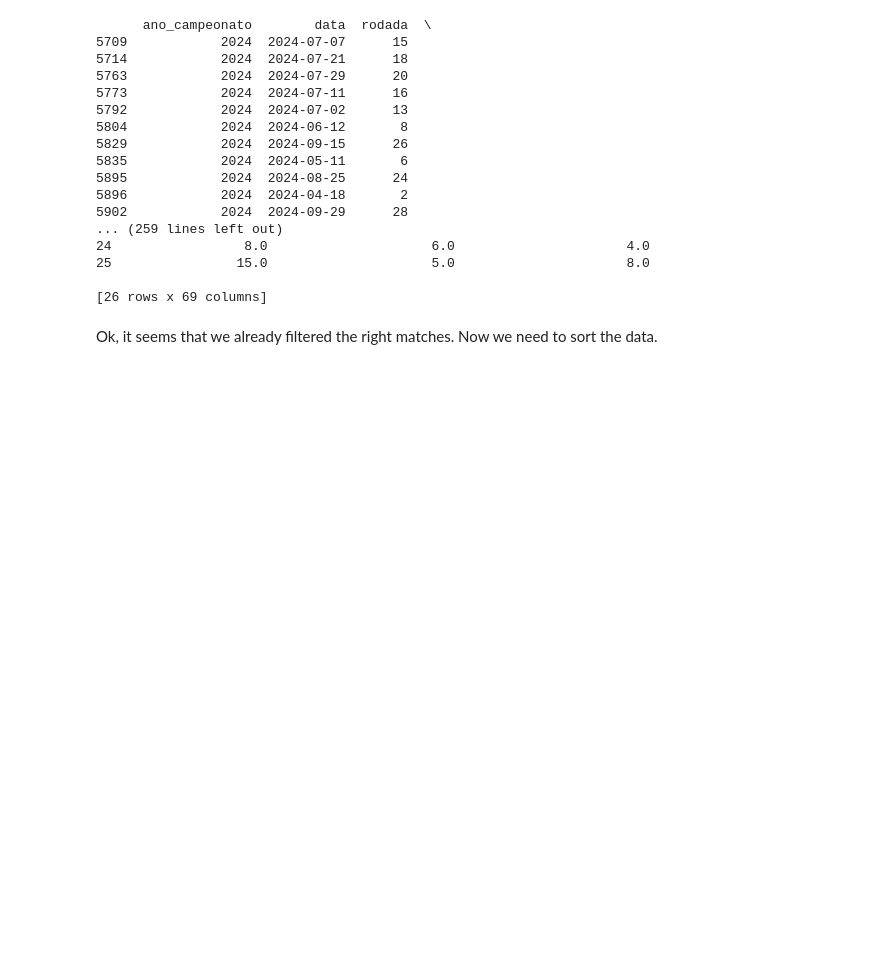
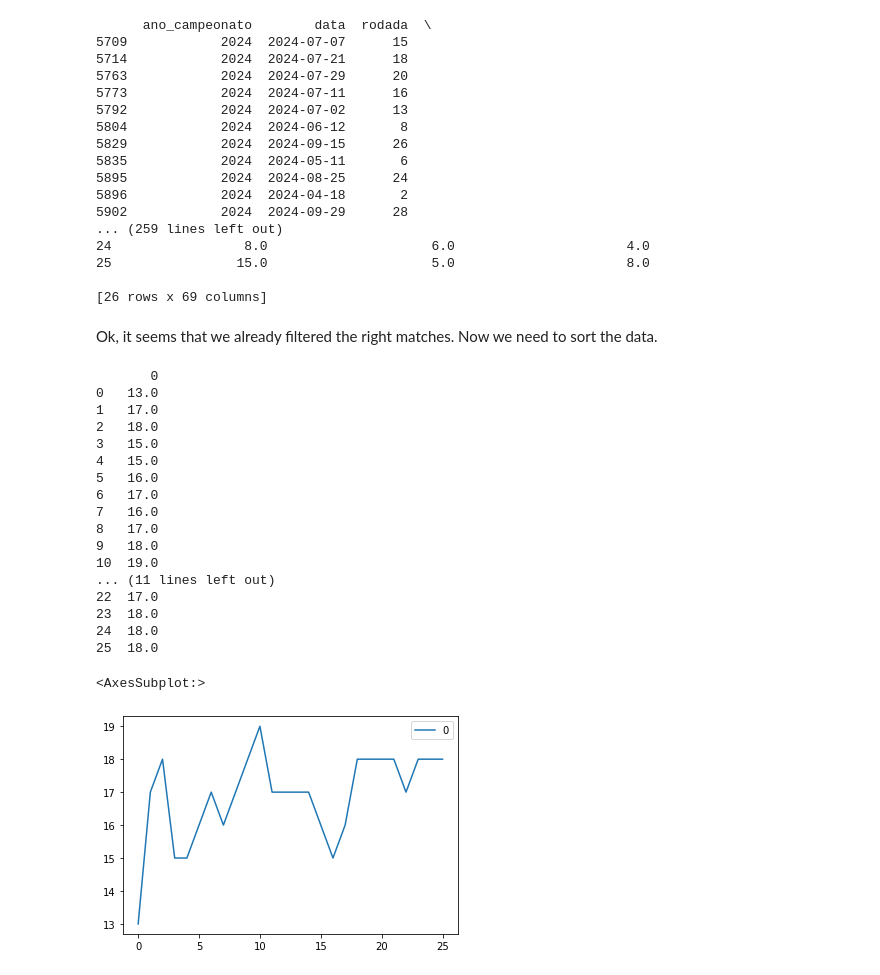
Before and after one commit to Senai-turma-de-data-science-do-Ipiranga/data-science-soccer-questions, a Jupyter notebook: corithiians_positions_2024.ipynb, the cells around one changed output. Saved outputs shown, nothing was run; the diff lists cells and outputs as text; code cells hidden in the pictures; blank space fills up the shorter version.

Commit message:
feat: initial plotting

```diff
--- a/corithiians_positions_2024.ipynb
+++ b/corithiians_positions_2024.ipynb
@@ -47,6 +47,41 @@ Ok, it seems that we already filtered the right matches. Now we need to sort the
 # %%
 #print(corinthians_games_2024)
 corinthians_games_2024 = corinthians_games_2024.sort_values('rodada')
 
 # Ok, test.csv is not exactly what we want, but works...
 corinthians_games_2024.to_csv("test.csv")
+
+positions_per_round = []
+
+for index, row in corinthians_games_2024.iterrows():
+    if row['time_mandante_x'] == 'Corinthians':
+        positions_per_round.append(row['colocacao_mandante_x'])
+    else:
+        positions_per_round.append(row['colocacao_visitante_y'])
+
+corinthians_positions_2024 = pd.DataFrame(positions_per_round)
+
+# Well, positions for the rounds 10 and 11 is lacking, but ok...
+print(corinthians_positions_2024)
+
+corinthians_positions_2024.plot.line()
+# %% [output]
+       0
+0   13.0
+1   17.0
+2   18.0
+3   15.0
+4   15.0
+5   16.0
+6   17.0
+7   16.0
+8   17.0
+9   18.0
+10  19.0
+... (11 lines left out)
+22  17.0
+23  18.0
+24  18.0
+25  18.0
+<AxesSubplot:>
+[figure, added]
```
